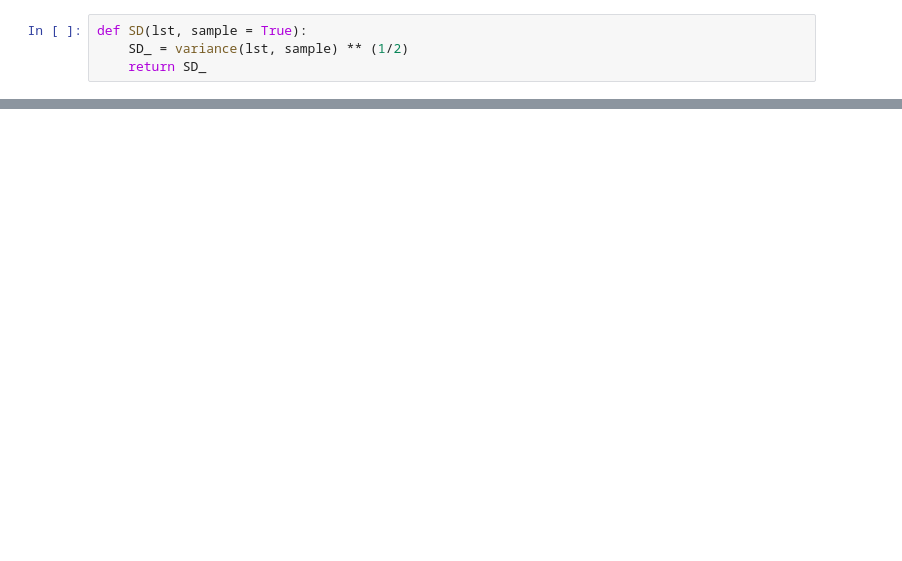
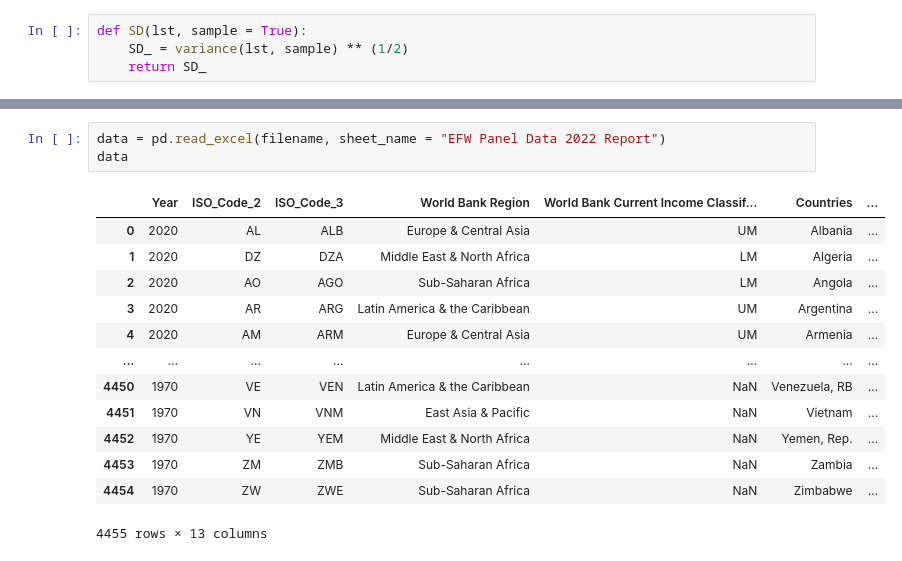
Before and after one commit to hhogenson/Computational-Econ, a Jupyter notebook: In Class Projects/Project 5 - Chapter 4 - Functional Programming - Rudimentary Statistics and Analytics.ipynb, the cells around one changed output, grey strips where cells are left out. Saved outputs shown, nothing was run; the diff lists cells and outputs as text; blank space fills up the shorter version.

```diff
--- a/In Class Projects/Project 5 - Chapter 4 - Functional Programming - Rudimentary Statistics and Analytics.ipynb
+++ b/In Class Projects/Project 5 - Chapter 4 - Functional Programming - Rudimentary Statistics and Analytics.ipynb
@@ -172,0 +351,17 @@ SD(lst), SD(lst, False)
+# %%
+data = pd.read_excel(filename, sheet_name = "EFW Panel Data 2022 Report")
+data
+# %% [output]
+|  | Year | ISO_Code_2 | ISO_Code_3 | World Bank Region | World Bank Current Income Classif... | Countries | ... |
+| 0 | 2020 | AL | ALB | Europe & Central Asia | UM | Albania | ... |
+| 1 | 2020 | DZ | DZA | Middle East & North Africa | LM | Algeria | ... |
+| 2 | 2020 | AO | AGO | Sub-Saharan Africa | LM | Angola | ... |
+| 3 | 2020 | AR | ARG | Latin America & the Caribbean | UM | Argentina | ... |
+| 4 | 2020 | AM | ARM | Europe & Central Asia | UM | Armenia | ... |
+| ... | ... | ... | ... | ... | ... | ... | ... |
+| 4450 | 1970 | VE | VEN | Latin America & the Caribbean | NaN | Venezuela, RB | ... |
+| 4451 | 1970 | VN | VNM | East Asia & Pacific | NaN | Vietnam | ... |
+| 4452 | 1970 | YE | YEM | Middle East & North Africa | NaN | Yemen, Rep. | ... |
+| 4453 | 1970 | ZM | ZMB | Sub-Saharan Africa | NaN | Zambia | ... |
+| 4454 | 1970 | ZW | ZWE | Sub-Saharan Africa | NaN | Zimbabwe | ... |
+4455 rows × 13 columns
```
Also changed, not shown: parts of 32 cells of this notebook, 1 other file.
